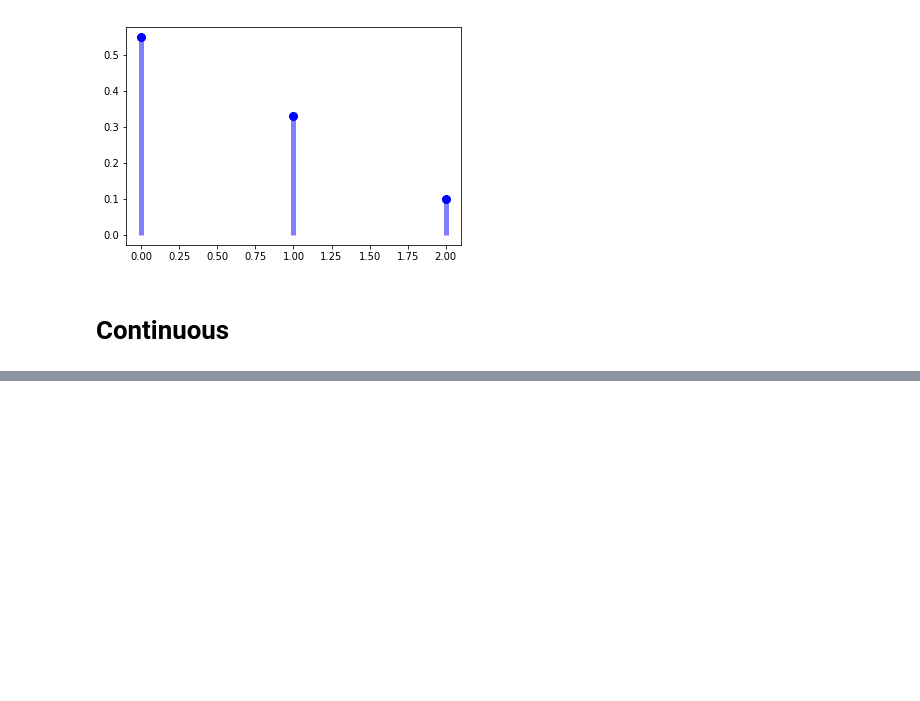
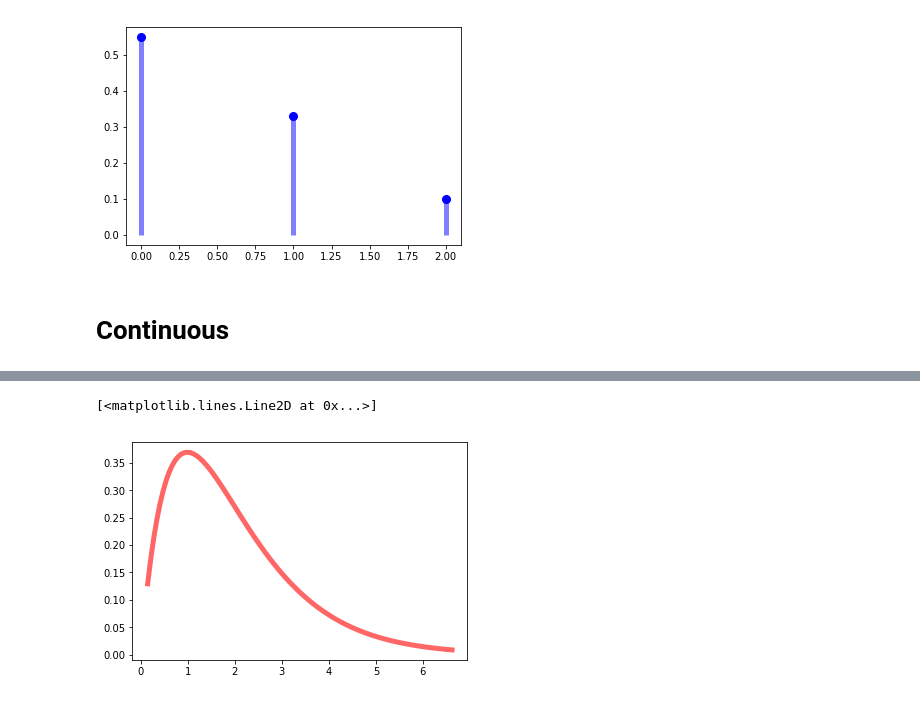
Before and after one commit to Jane-Tran/hong_notebooks, a Jupyter notebook: python/basic_distribution.ipynb, the cells around one changed output, grey strips where cells are left out. Cells and saved outputs as stored; diff of their text form; code cells hidden in the pictures; blank space fills up the shorter version.

```diff
--- a/python/basic_distribution.ipynb
+++ b/python/basic_distribution.ipynb
@@ -132,0 +170,13 @@ $$p(y|x) = \frac{p(x|y) p(y)}{p(x)}$$
+# %%
+# setup experiment
+a = 1.99
+b = 1
+x = np.linspace(gamma.ppf(0.01, a), gamma.ppf(0.99, a), 100)
+y = gamma.pdf(x, a)
+
+# plotting result
+fig, ax = plt.subplots(1, 1)
+ax.plot(x, y, 'r-', lw=5, alpha=0.6, label='gamma pdf')
+# %% [output]
+[<matplotlib.lines.Line2D at 0x...>]
+[figure, added]
```
Also changed, not shown: parts of 21 cells of this notebook.
